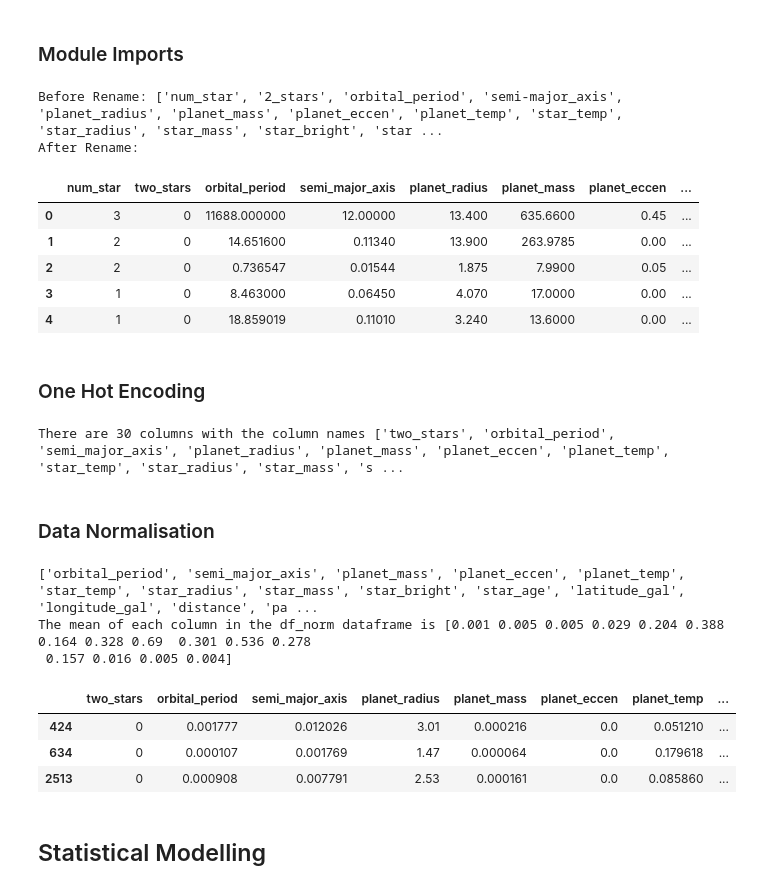
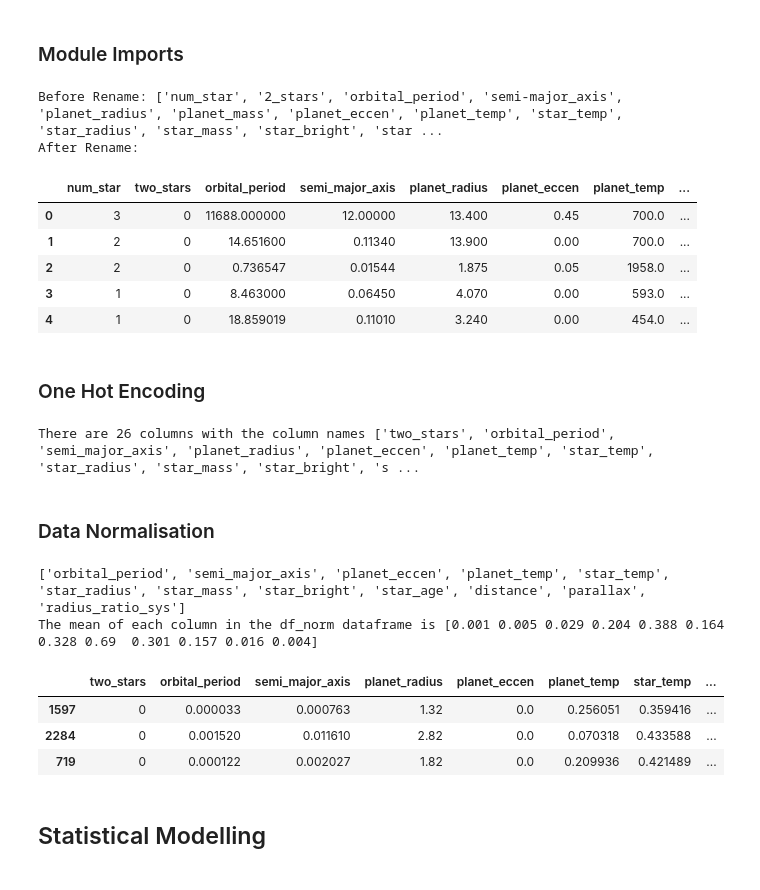
Before and after one commit to RafDingo/Maths40, a Jupyter notebook: src/Phase2/Phase2_Group40.ipynb, the cells around one changed output. Saved outputs shown, nothing was run; the diff lists cells and outputs as text; code cells hidden in the pictures.

```diff
--- a/src/Phase2/Phase2_Group40.ipynb
+++ b/src/Phase2/Phase2_Group40.ipynb
@@ -60,15 +60,19 @@ print('Before Rename:', df.columns.to_list())
 df.rename({'semi-major_axis': 'semi_major_axis', '2_stars': 'two_stars'}, axis=1, inplace=True)
 print("After Rename:")
 df.head()
+
+# Remove particular variables for better study
+df = df.drop(['planet_mass', 'latitude_gal', 'longitude_gal', 'mass_ratio_sys'], axis=1 )
+df.head()
 # %% [output]
 Before Rename: ['num_star', '2_stars', 'orbital_period', 'semi-major_axis', 'planet_radius', 'planet_mass', 'planet_eccen', 'planet_temp', 'star_temp', 'star_radius', 'star_mass', 'star_bright', 'star ...
 After Rename:
-|  | num_star | two_stars | orbital_period | semi_major_axis | planet_radius | planet_mass | planet_eccen | ... |
-| 0 | 3 | 0 | 11688.000000 | 12.00000 | 13.400 | 635.6600 | 0.45 | ... |
-| 1 | 2 | 0 | 14.651600 | 0.11340 | 13.900 | 263.9785 | 0.00 | ... |
-| 2 | 2 | 0 | 0.736547 | 0.01544 | 1.875 | 7.9900 | 0.05 | ... |
-| 3 | 1 | 0 | 8.463000 | 0.06450 | 4.070 | 17.0000 | 0.00 | ... |
-| 4 | 1 | 0 | 18.859019 | 0.11010 | 3.240 | 13.6000 | 0.00 | ... |
+|  | num_star | two_stars | orbital_period | semi_major_axis | planet_radius | planet_eccen | planet_temp | ... |
+| 0 | 3 | 0 | 11688.000000 | 12.00000 | 13.400 | 0.45 | 700.0 | ... |
+| 1 | 2 | 0 | 14.651600 | 0.11340 | 13.900 | 0.00 | 700.0 | ... |
+| 2 | 2 | 0 | 0.736547 | 0.01544 | 1.875 | 0.05 | 1958.0 | ... |
+| 3 | 1 | 0 | 8.463000 | 0.06450 | 4.070 | 0.00 | 593.0 | ... |
+| 4 | 1 | 0 | 18.859019 | 0.11010 | 3.240 | 0.00 | 454.0 | ... |
 # %% [markdown]
 ### One Hot Encoding
 # %%
@@ -90,7 +94,7 @@ data_encoded = pd.get_dummies(data_encoded)
 
 print(f"There are {data_encoded.shape[1]} columns with the column names {data_encoded.columns.to_list()} after one hot encoding")
 # %% [output]
-There are 30 columns with the column names ['two_stars', 'orbital_period', 'semi_major_axis', 'planet_radius', 'planet_mass', 'planet_eccen', 'planet_temp', 'star_temp', 'star_radius', 'star_mass', 's ...
+There are 26 columns with the column names ['two_stars', 'orbital_period', 'semi_major_axis', 'planet_radius', 'planet_eccen', 'planet_temp', 'star_temp', 'star_radius', 'star_mass', 'star_bright', 's ...
 # %% [markdown]
 ### Data Normalisation
 # %%
@@ -106,32 +110,29 @@ df_norm = MinMaxScaler().fit_transform(df_float)
 
 print(f"The mean of each column in the df_norm dataframe is {np.round(df_norm.mean(axis=0),3)}")
 # %% [output]
-['orbital_period', 'semi_major_axis', 'planet_mass', 'planet_eccen', 'planet_temp', 'star_temp', 'star_radius', 'star_mass', 'star_bright', 'star_age', 'latitude_gal', 'longitude_gal', 'distance', 'pa ...
-The mean of each column in the df_norm dataframe is [0.001 0.005 0.005 0.029 0.204 0.388 0.164 0.328 0.69  0.301 0.536 0.278
- 0.157 0.016 0.005 0.004]
+['orbital_period', 'semi_major_axis', 'planet_eccen', 'planet_temp', 'star_temp', 'star_radius', 'star_mass', 'star_bright', 'star_age', 'distance', 'parallax', 'radius_ratio_sys']
+The mean of each column in the df_norm dataframe is [0.001 0.005 0.029 0.204 0.388 0.164 0.328 0.69  0.301 0.157 0.016 0.004]
 # %%
 data_encoded.loc[:,
-        ['orbital_period', 'semi_major_axis', 'planet_mass', 'planet_eccen',
+        ['orbital_period', 'semi_major_axis', 'planet_eccen',
          'planet_temp', 'star_temp', 'star_radius', 'star_mass', 'star_bright',
-         'star_age', 'latitude_gal', 'longitude_gal', 'distance', 'parallax',
-         'mass_ratio_sys', 'radius_ratio_sys'
+         'star_age', 'distance', 'parallax', 'radius_ratio_sys'
         ]
         ] = pd.DataFrame(df_norm, columns=[
                                             'orbital_period', 'semi_major_axis',
-                                            'planet_mass', 'planet_eccen',
+                                             'planet_eccen',
                                             'planet_temp', 'star_temp',
                                             'star_radius', 'star_mass',
                                             'star_bright', 'star_age',
-                                            'latitude_gal', 'longitude_gal',
                                             'distance', 'parallax',
-                                            'mass_ratio_sys', 'radius_ratio_sys'
+                                            'radius_ratio_sys'
                                             ])
 data_encoded.sample(3)
 # %% [output]
-|  | two_stars | orbital_period | semi_major_axis | planet_radius | planet_mass | planet_eccen | planet_temp | ... |
-| 424 | 0 | 0.001777 | 0.012026 | 3.01 | 0.000216 | 0.0 | 0.051210 | ... |
-| 634 | 0 | 0.000107 | 0.001769 | 1.47 | 0.000064 | 0.0 | 0.179618 | ... |
-| 2513 | 0 | 0.000908 | 0.007791 | 2.53 | 0.000161 | 0.0 | 0.085860 | ... |
+|  | two_stars | orbital_period | semi_major_axis | planet_radius | planet_eccen | planet_temp | star_temp | ... |
+| 1597 | 0 | 0.000033 | 0.000763 | 1.32 | 0.0 | 0.256051 | 0.359416 | ... |
+| 2284 | 0 | 0.001520 | 0.011610 | 2.82 | 0.0 | 0.070318 | 0.433588 | ... |
+| 719 | 0 | 0.000122 | 0.002027 | 1.82 | 0.0 | 0.209936 | 0.421489 | ... |
 # %% [markdown]
 ## Statistical Modelling <a id='sm'></a>
 # %% [markdown]
```
Also changed, not shown: parts of 4 cells of this notebook.
